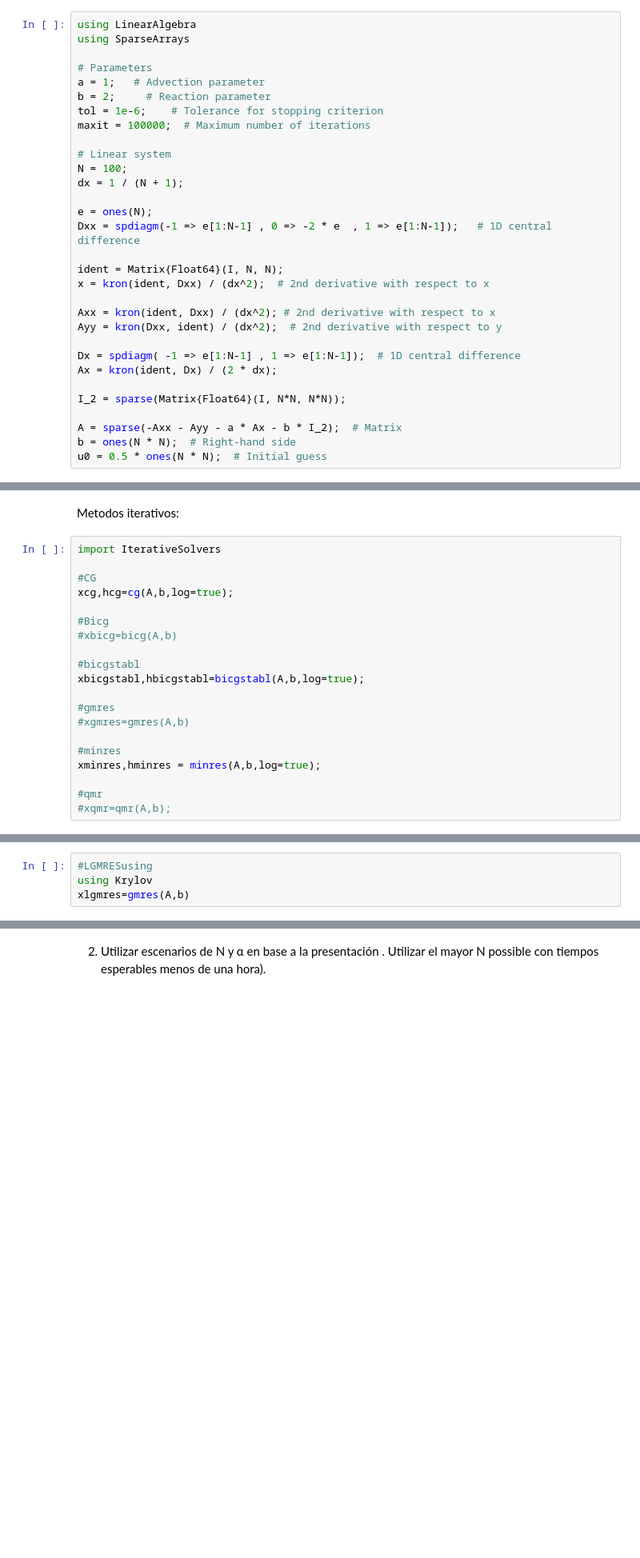
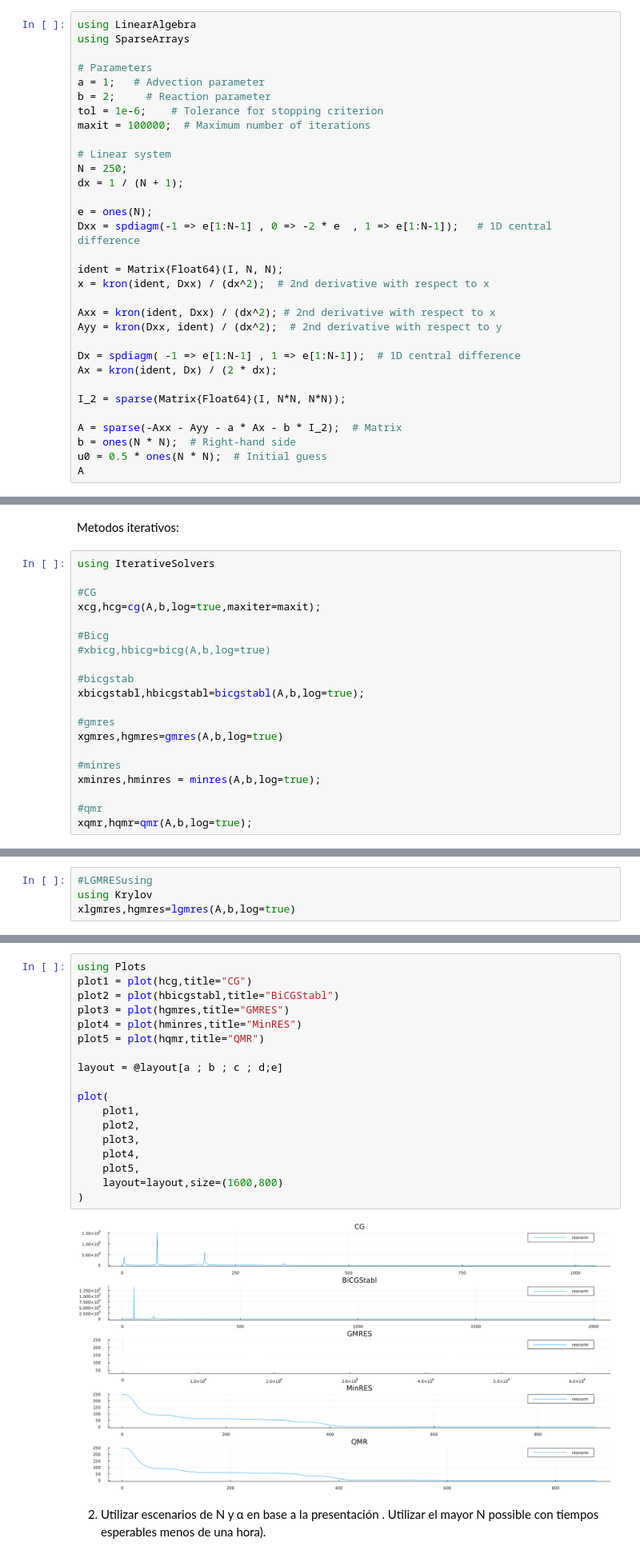
Before and after one commit to ncarrillo93/MetodosIterativos, a Jupyter notebook: Tarea 1.ipynb, the cells around one changed output, grey strips where cells are left out. Shown at 80% size. Drawn from its saved outputs; the diff is of its cells as text; blank space fills up the shorter version.

```diff
--- a/Tarea 1.ipynb
+++ b/Tarea 1.ipynb
@@ -21,7 +39,7 @@ tol = 1e-6;    # Tolerance for stopping criterion
 maxit = 100000;  # Maximum number of iterations
 
 # Linear system
-N = 100;
+N = 250;
 dx = 1 / (N + 1);
 
 e = ones(N);
@@ -41,3 +59,4 @@ I_2 = sparse(Matrix{Float64}(I, N*N, N*N));
 A = sparse(-Axx - Ayy - a * Ax - b * I_2);  # Matrix
 b = ones(N * N);  # Right-hand side
 u0 = 0.5 * ones(N * N);  # Initial guess
+A
@@ -57,23 +101,23 @@ using LinearAlgebra
 # %% [markdown]
 Metodos iterativos:
 # %%
-import IterativeSolvers
+using IterativeSolvers
 
 #CG
-xcg,hcg=cg(A,b,log=true);
+xcg,hcg=cg(A,b,log=true,maxiter=maxit);
 
 #Bicg
-#xbicg=bicg(A,b)
+#xbicg,hbicg=bicg(A,b,log=true)
 
-#bicgstabl
+#bicgstab
 xbicgstabl,hbicgstabl=bicgstabl(A,b,log=true);
 
 #gmres
-#xgmres=gmres(A,b)
+xgmres,hgmres=gmres(A,b,log=true)
 
 #minres
 xminres,hminres = minres(A,b,log=true);
 
 #qmr
-#xqmr=qmr(A,b);
+xqmr,hqmr=qmr(A,b,log=true);
 # %% [output]
@@ -85,5 +125,5 @@ plot(hminres)
 # %%
 #LGMRESusing
 using Krylov
-xlgmres=gmres(A,b)
+xlgmres,hgmres=lgmres(A,b,log=true)
 # %% [output]
@@ -91,3 +131,23 @@ UndefVarError: UndefVarError: `gmres` not defined
+# %%
+using Plots
+plot1 = plot(hcg,title="CG")
+plot2 = plot(hbicgstabl,title="BiCGStabl")
+plot3 = plot(hgmres,title="GMRES")
+plot4 = plot(hminres,title="MinRES")
+plot5 = plot(hqmr,title="QMR")
+
+layout = @layout[a ; b ; c ; d;e]
+
+plot(
+    plot1,
+    plot2,
+    plot3,
+    plot4,
+    plot5,
+    layout=layout,size=(1600,800)
+)
+# %% [output]
+[figure, added]
 # %% [markdown]
 2. Utilizar escenarios de N y α en base a la presentación . Utilizar el mayor N possible con tiempos esperables menos de una hora).
 # %% [markdown]
```
Also changed, not shown: parts of 6 cells of this notebook.
